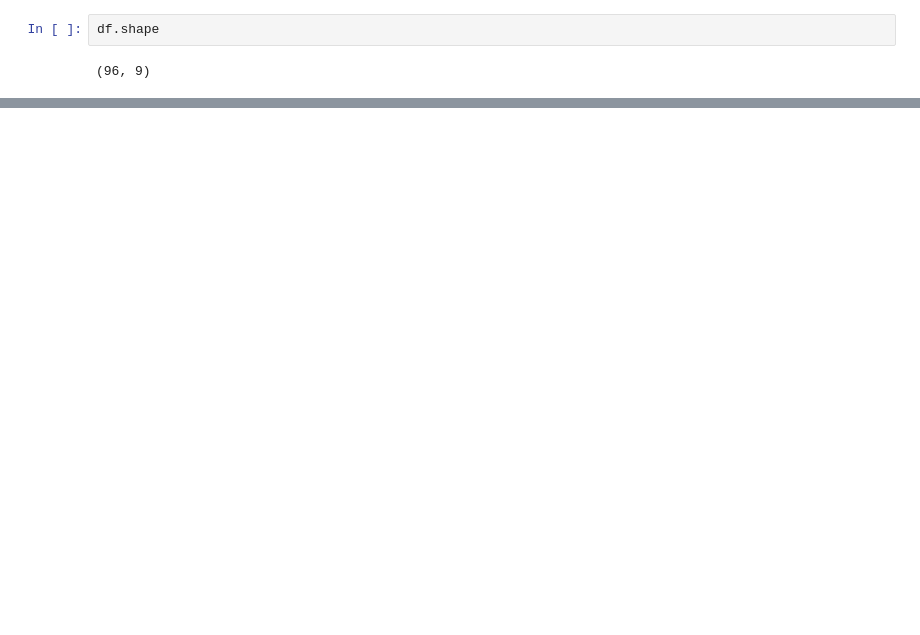
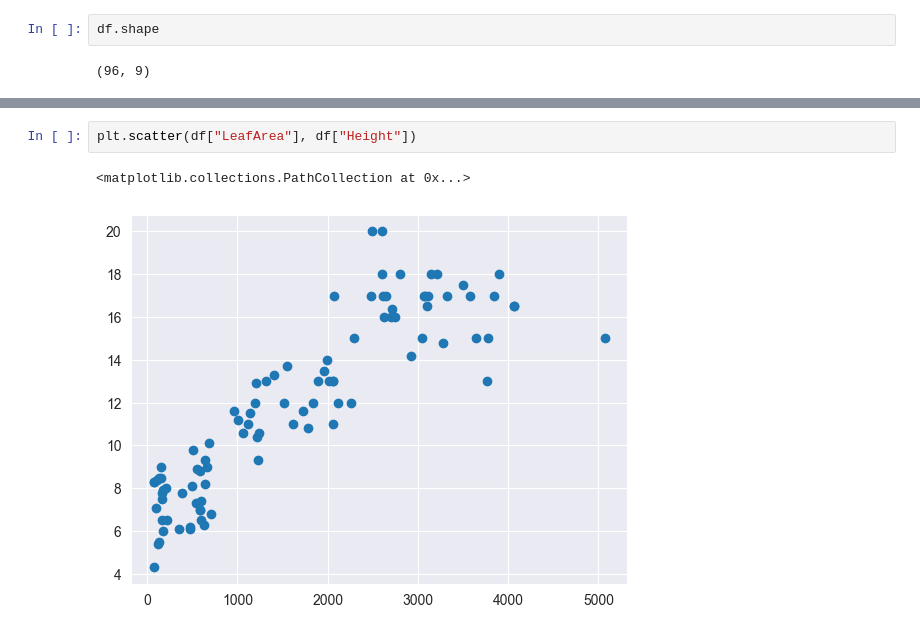
Before and after one commit to Niekwijs/lettuce-growth-models, a Jupyter notebook: Lugano-analysis.ipynb, the cells around one changed output, grey strips where cells are left out. Saved outputs shown, nothing was run; the diff lists cells and outputs as text; blank space fills up the shorter version.

Commit message:
added scatter and box to Lugano-analysis.ipynb

```diff
--- a/Lugano-analysis.ipynb
+++ b/Lugano-analysis.ipynb
@@ -106,0 +123,5 @@ df.shape
+# %%
+plt.scatter(df["LeafArea"], df["Height"])
+# %% [output]
+<matplotlib.collections.PathCollection at 0x...>
+[figure, added]
```
Also changed, not shown: parts of 4 cells of this notebook.
